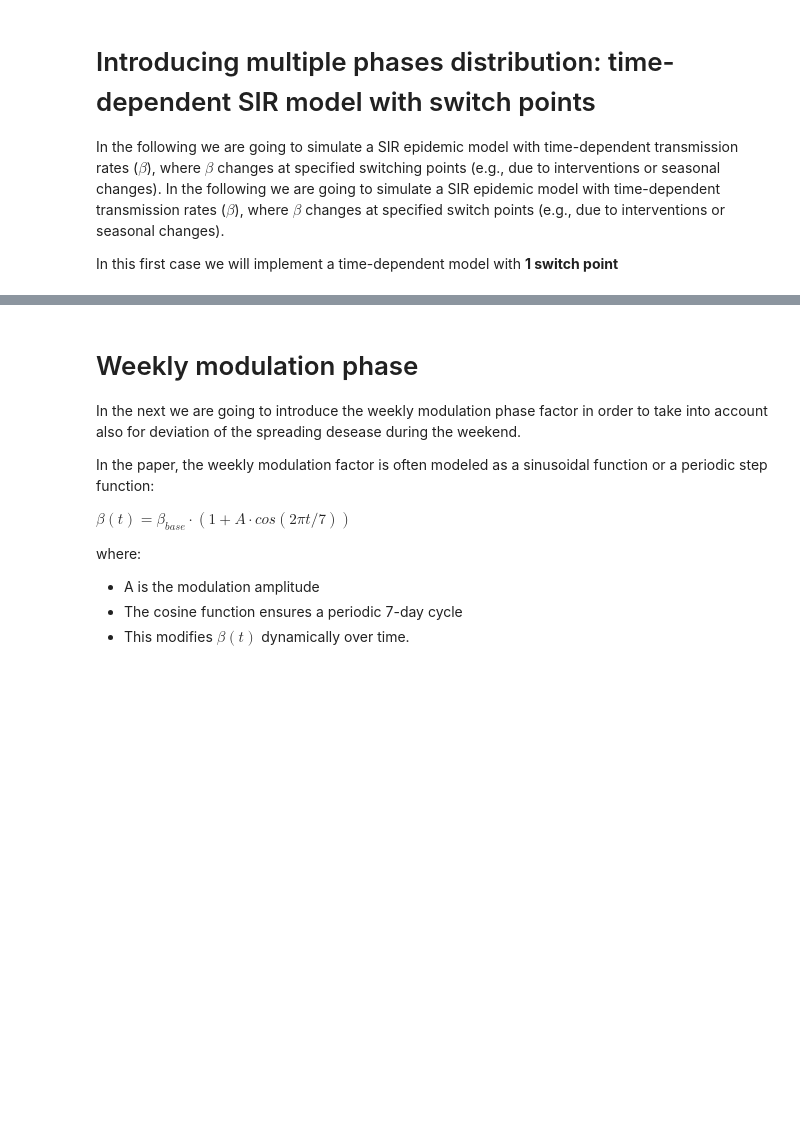
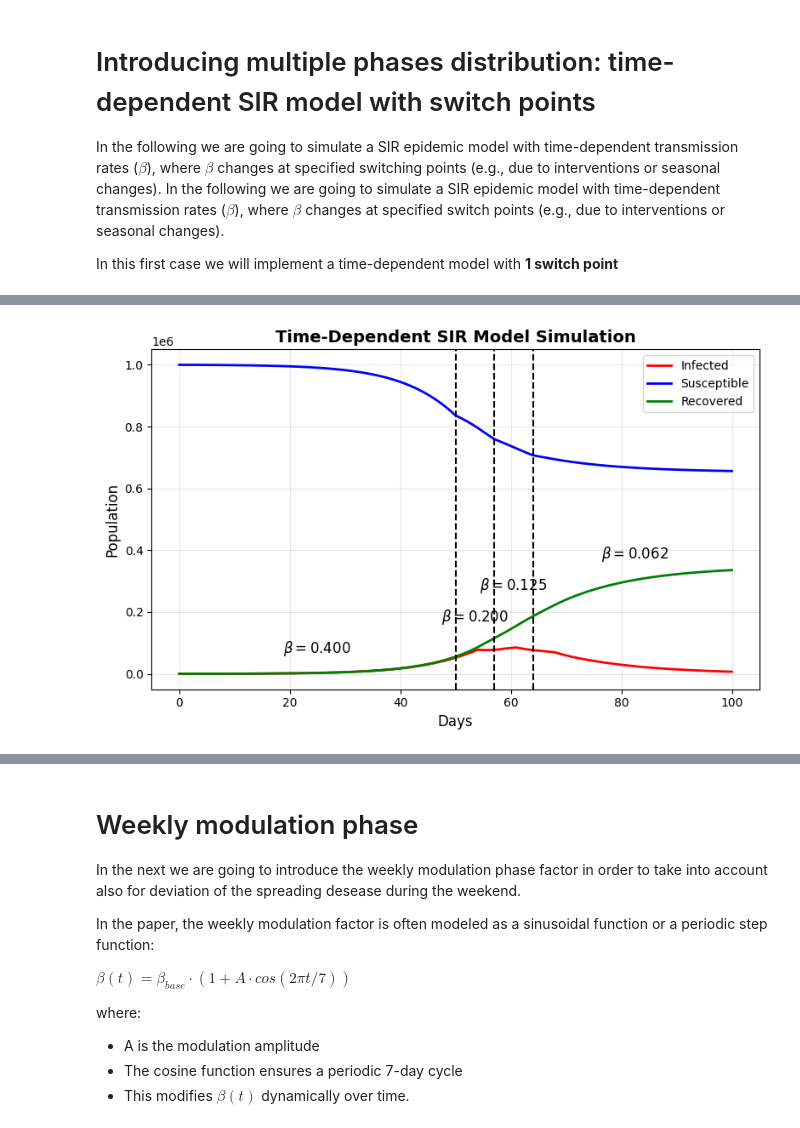
Before and after one commit to adadiorio/InformationTheory_Project, a Jupyter notebook: SIR_model_restricted.ipynb, the cells around one changed output, grey strips where cells are left out. Saved outputs shown, nothing was run; the diff lists cells and outputs as text; code cells hidden in the pictures; blank space fills up the shorter version.

```diff
--- a/SIR_model_restricted.ipynb
+++ b/SIR_model_restricted.ipynb
@@ -400,0 +402,59 @@ Mode of delta_t_change: 3.410
+# %%
+def simulate_time_dependent_SIR(N, I0, beta_vals, gamma, days, switch_points, delay):
+    """ Simulate a time-dependent SIR model with one or more switch points and reporting delay """
+    S, I, R, I_new = [N - I0], [I0], [0], []
+    dt = 1
+    for t in range(days):
+        beta = beta_vals[np.sum(t >= np.array(switch_points))]  # Use correct beta depending on time
+        S_new = S[-1] - beta * S[-1] * I[-1] / N * dt
+        I_new_t = beta * S[-1] * I[-1] / N * dt
+        I_new.append(I_new_t)
+        I_new_reported = I_new[-delay] if t >= delay else I_new[t]
+        I_new_final = I[-1] + (I_new_reported - gamma * I[-1]) * dt
+        R_new = R[-1] + gamma * I[-1] * dt
+        S.append(S_new)
+        I.append(I_new_final)
+        R.append(R_new)
+    return np.array(S), np.array(I), np.array(R), np.array(I_new)
+
+# Simulating the model with switch points and reporting delay
+N = 1e6
+I0 = 100
+beta_vals = [0.4, 0.2, 1/8, 1/16]  # feour different spreading rates
+switch_points = [50, 57, 64]  # Switch at 2020/03/09 - 2020/03/16 - 2020/03/2023
+t_chagne = switch_points
+delta_t_change = 3
+gamma = 1/8
+days = 100
+delay = 5
+S, I, R, I_new = simulate_time_dependent_SIR(N, I0, beta_vals, gamma, days, switch_points, delay)
+
+
+# Plot results
+plt.figure(figsize=(8,5))
+plt.plot(I, label="Infected", color='red', linewidth=2)
+plt.plot(S, label="Susceptible", color='blue', linewidth=2)
+plt.plot(R, label="Recovered", color='green', linewidth=2)
+for sp in switch_points:
+    plt.axvline(x=sp, color='black', linestyle='--', linewidth=1.5)
+
+mid_points = [0, *switch_points, len(I)]
+y_base = max(I) * 4
+y_offsets = [0.2, 0.5, 0.8, 1.1]
+
+for i in range(len(beta_vals)):
+    x_pos = (mid_points[i] + mid_points[i+1]) / 2
+    y_pos = y_base * y_offsets[i]
+    plt.text(x_pos, y_pos, rf"$\beta = {beta_vals[i]:.3f}$", fontsize=12, color="black", ha="center")
+
+plt.xlabel("Days", fontsize=12)
+plt.ylabel("Population", fontsize=12)
+plt.title("Time-Dependent SIR Model Simulation", fontsize=14, fontweight='bold')
+
+plt.legend(fontsize=10)
+plt.grid(alpha=0.3)
+plt.tight_layout()
+
+plt.show()
+# %% [output]
+[figure, added]
```
Also changed, not shown: parts of 13 cells of this notebook.
